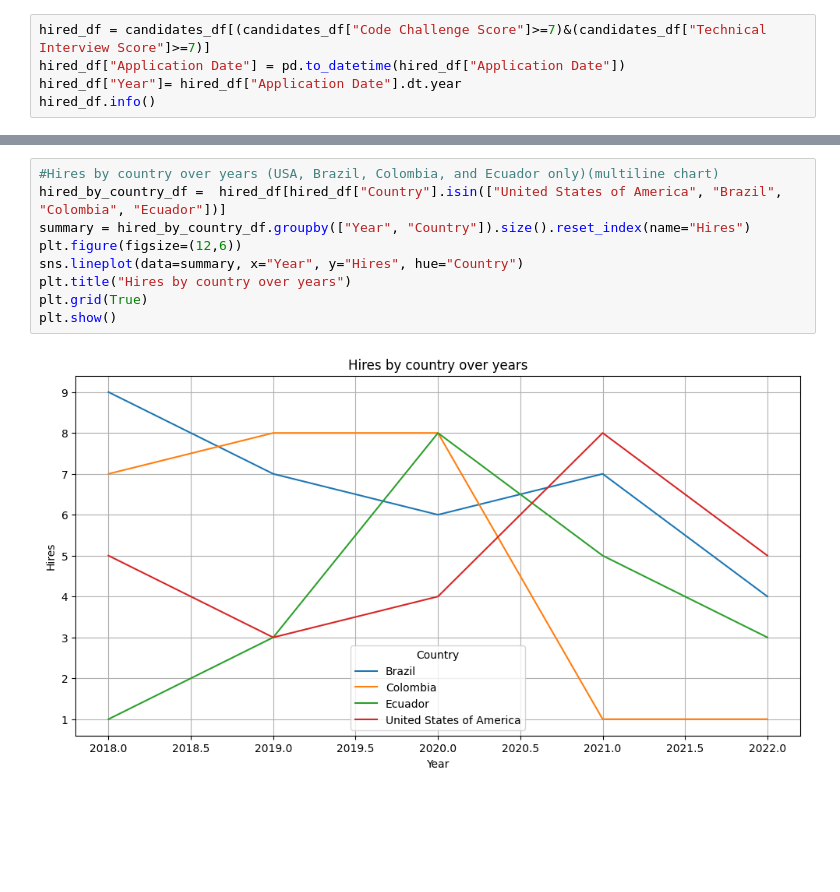
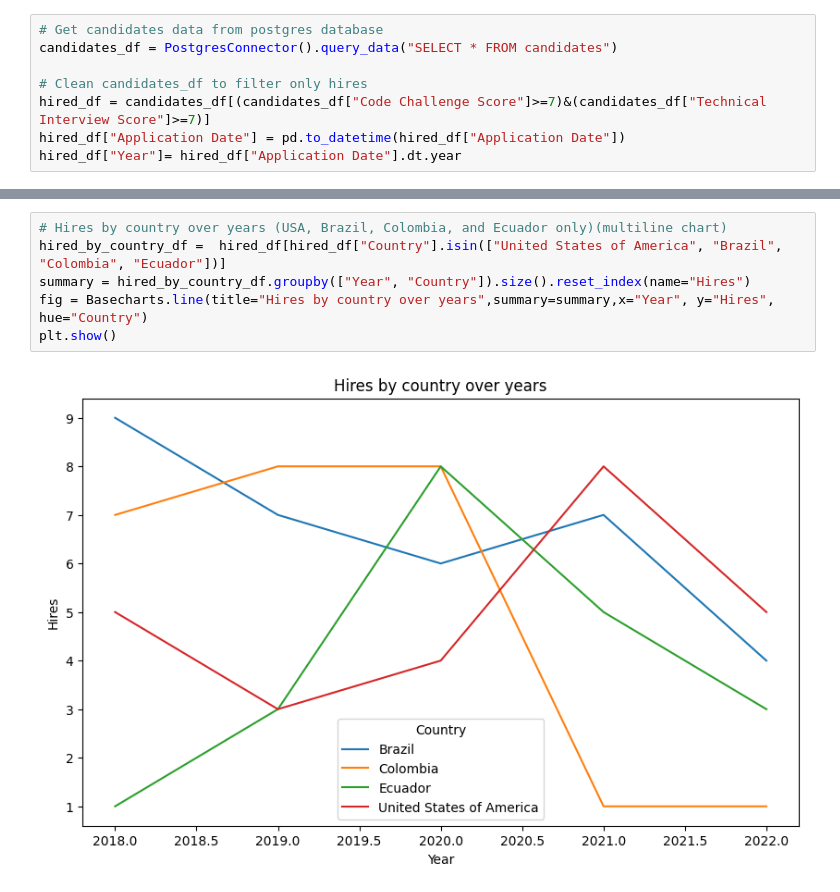
Before and after one commit to henriquemeca/candidates-etl-and-dataviz-challenge, a Jupyter notebook: candidates_visualizations.ipynb, the cells around one changed output, grey strips where cells are left out. Drawn from its saved outputs; the diff is of its cells as text; blank space fills up the shorter version.

```diff
--- a/candidates_visualizations.ipynb
+++ b/candidates_visualizations.ipynb
@@ -39,6 +6,9 @@ memory usage: 3.8+ MB
 # %%
+# Get candidates data from postgres database
+candidates_df = PostgresConnector().query_data("SELECT * FROM candidates")
+
+# Clean candidates_df to filter only hires
 hired_df = candidates_df[(candidates_df["Code Challenge Score"]>=7)&(candidates_df["Technical Interview Score"]>=7)]
 hired_df["Application Date"] = pd.to_datetime(hired_df["Application Date"])
 hired_df["Year"]= hired_df["Application Date"].dt.year
-hired_df.info()
 # %% [output]
@@ -102,11 +46,8 @@ plt.show()
 # %%
-#Hires by country over years (USA, Brazil, Colombia, and Ecuador only)(multiline chart)
+# Hires by country over years (USA, Brazil, Colombia, and Ecuador only)(multiline chart)
 hired_by_country_df =  hired_df[hired_df["Country"].isin(["United States of America", "Brazil", "Colombia", "Ecuador"])]
 summary = hired_by_country_df.groupby(["Year", "Country"]).size().reset_index(name="Hires")
-plt.figure(figsize=(12,6))
-sns.lineplot(data=summary, x="Year", y="Hires", hue="Country")
-plt.title("Hires by country over years")
-plt.grid(True)
+fig = Basecharts.line(title="Hires by country over years",summary=summary,x="Year", y="Hires", hue="Country")
 plt.show()
 # %% [output]
-[figure, old version]
+[figure, new version]
```
Also changed, not shown: parts of 6 cells of this notebook, 8 other files.
